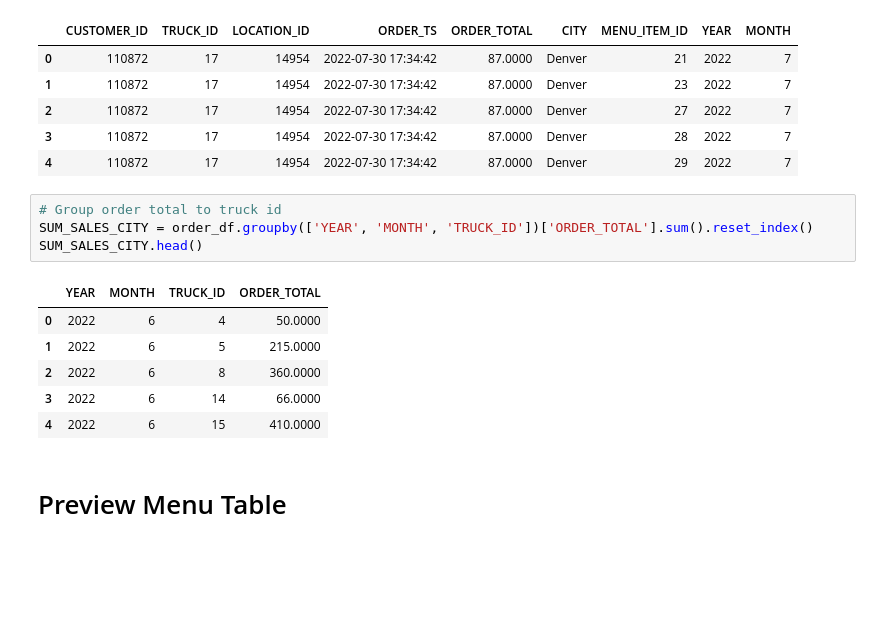
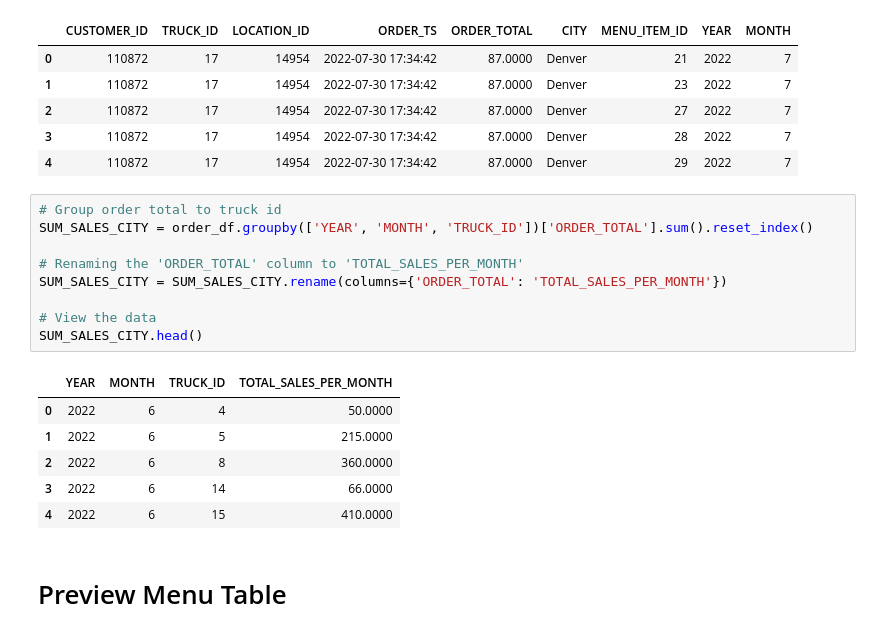
Before and after one commit to R-otato/Tasty_Insights, a Jupyter notebook: Truck Model.ipynb, the cells around one changed output. Cells and saved outputs as stored; diff of their text form; blank space fills up the shorter version.

```diff
--- a/Truck Model.ipynb
+++ b/Truck Model.ipynb
@@ -161,9 +161,14 @@ order_df.head()
 # %%
 # Group order total to truck id
 SUM_SALES_CITY = order_df.groupby(['YEAR', 'MONTH', 'TRUCK_ID'])['ORDER_TOTAL'].sum().reset_index()
+
+# Renaming the 'ORDER_TOTAL' column to 'TOTAL_SALES_PER_MONTH'
+SUM_SALES_CITY = SUM_SALES_CITY.rename(columns={'ORDER_TOTAL': 'TOTAL_SALES_PER_MONTH'})
+
+# View the data
 SUM_SALES_CITY.head()
 # %% [output]
-|  | YEAR | MONTH | TRUCK_ID | ORDER_TOTAL |
+|  | YEAR | MONTH | TRUCK_ID | TOTAL_SALES_PER_MONTH |
 | 0 | 2022 | 6 | 4 | 50.0000 |
 | 1 | 2022 | 6 | 5 | 215.0000 |
 | 2 | 2022 | 6 | 8 | 360.0000 |
```
Also changed, not shown: 1 other file.
